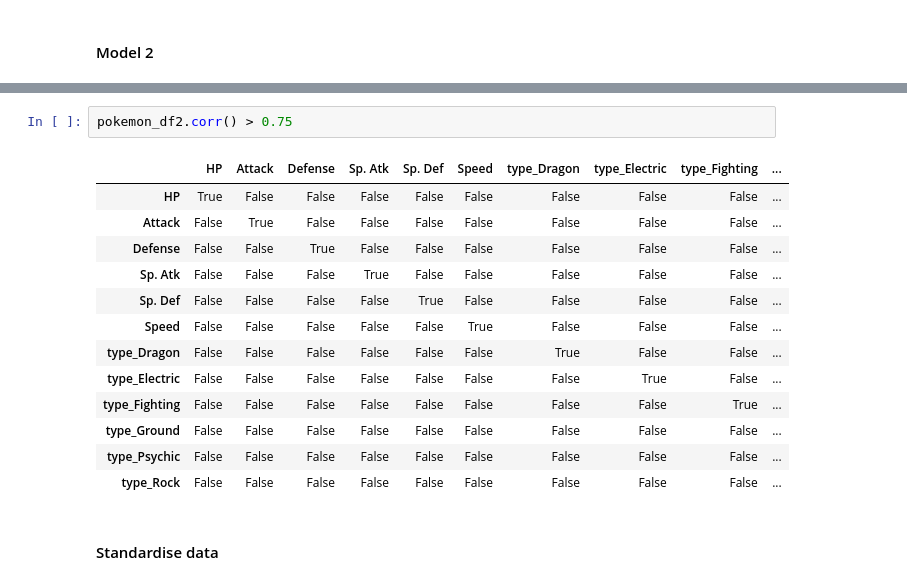
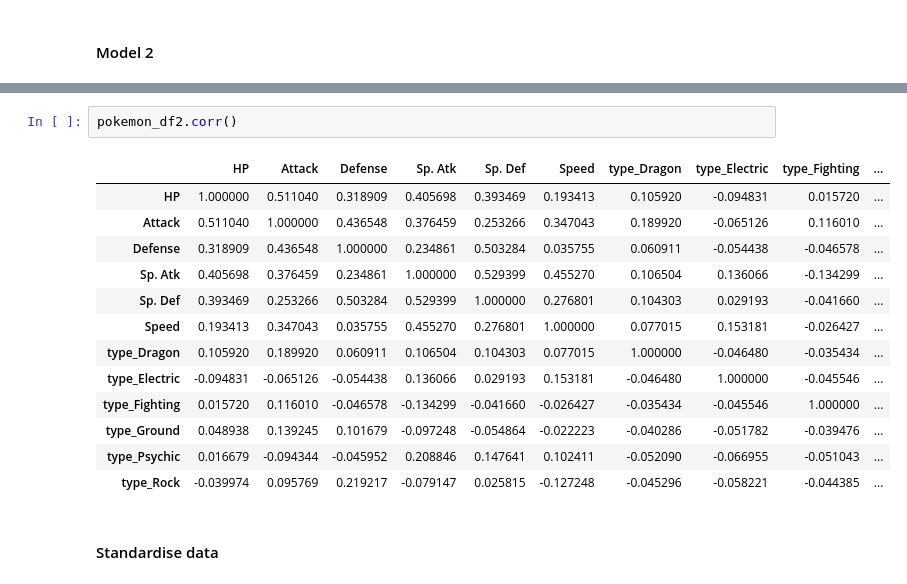
Before and after one commit to wong-ricky/capstone-pokemon, a Jupyter notebook: Pokemon.ipynb, the cells around one changed output, grey strips where cells are left out. Saved outputs shown, nothing was run; the diff lists cells and outputs as text.

```diff
--- a/Pokemon.ipynb
+++ b/Pokemon.ipynb
@@ -382,21 +392,21 @@ OLS Regression Results
 Notes:
 [1] Standard Errors assume that the covariance matrix of the errors is correctly specified.
 # %%
-pokemon_df2.corr() > 0.75
+pokemon_df2.corr()
 # %% [output]
 |  | HP | Attack | Defense | Sp. Atk | Sp. Def | Speed | type_Dragon | type_Electric | type_Fighting | ... |
-| HP | True | False | False | False | False | False | False | False | False | ... |
-| Attack | False | True | False | False | False | False | False | False | False | ... |
-| Defense | False | False | True | False | False | False | False | False | False | ... |
-| Sp. Atk | False | False | False | True | False | False | False | False | False | ... |
-| Sp. Def | False | False | False | False | True | False | False | False | False | ... |
-| Speed | False | False | False | False | False | True | False | False | False | ... |
-| type_Dragon | False | False | False | False | False | False | True | False | False | ... |
-| type_Electric | False | False | False | False | False | False | False | True | False | ... |
-| type_Fighting | False | False | False | False | False | False | False | False | True | ... |
-| type_Ground | False | False | False | False | False | False | False | False | False | ... |
-| type_Psychic | False | False | False | False | False | False | False | False | False | ... |
-| type_Rock | False | False | False | False | False | False | False | False | False | ... |
+| HP | 1.000000 | 0.511040 | 0.318909 | 0.405698 | 0.393469 | 0.193413 | 0.105920 | -0.094831 | 0.015720 | ... |
+| Attack | 0.511040 | 1.000000 | 0.436548 | 0.376459 | 0.253266 | 0.347043 | 0.189920 | -0.065126 | 0.116010 | ... |
+| Defense | 0.318909 | 0.436548 | 1.000000 | 0.234861 | 0.503284 | 0.035755 | 0.060911 | -0.054438 | -0.046578 | ... |
+| Sp. Atk | 0.405698 | 0.376459 | 0.234861 | 1.000000 | 0.529399 | 0.455270 | 0.106504 | 0.136066 | -0.134299 | ... |
+| Sp. Def | 0.393469 | 0.253266 | 0.503284 | 0.529399 | 1.000000 | 0.276801 | 0.104303 | 0.029193 | -0.041660 | ... |
+| Speed | 0.193413 | 0.347043 | 0.035755 | 0.455270 | 0.276801 | 1.000000 | 0.077015 | 0.153181 | -0.026427 | ... |
+| type_Dragon | 0.105920 | 0.189920 | 0.060911 | 0.106504 | 0.104303 | 0.077015 | 1.000000 | -0.046480 | -0.035434 | ... |
+| type_Electric | -0.094831 | -0.065126 | -0.054438 | 0.136066 | 0.029193 | 0.153181 | -0.046480 | 1.000000 | -0.045546 | ... |
+| type_Fighting | 0.015720 | 0.116010 | -0.046578 | -0.134299 | -0.041660 | -0.026427 | -0.035434 | -0.045546 | 1.000000 | ... |
+| type_Ground | 0.048938 | 0.139245 | 0.101679 | -0.097248 | -0.054864 | -0.022223 | -0.040286 | -0.051782 | -0.039476 | ... |
+| type_Psychic | 0.016679 | -0.094344 | -0.045952 | 0.208846 | 0.147641 | 0.102411 | -0.052090 | -0.066955 | -0.051043 | ... |
+| type_Rock | -0.039974 | 0.095769 | 0.219217 | -0.079147 | 0.025815 | -0.127248 | -0.045296 | -0.058221 | -0.044385 | ... |
 # %% [markdown]
 #### Standardise data
 # %%
```
Also changed, not shown: parts of 19 cells of this notebook.
